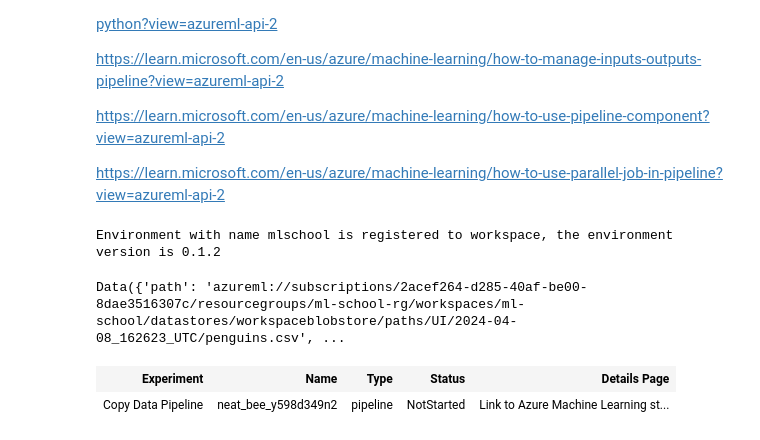
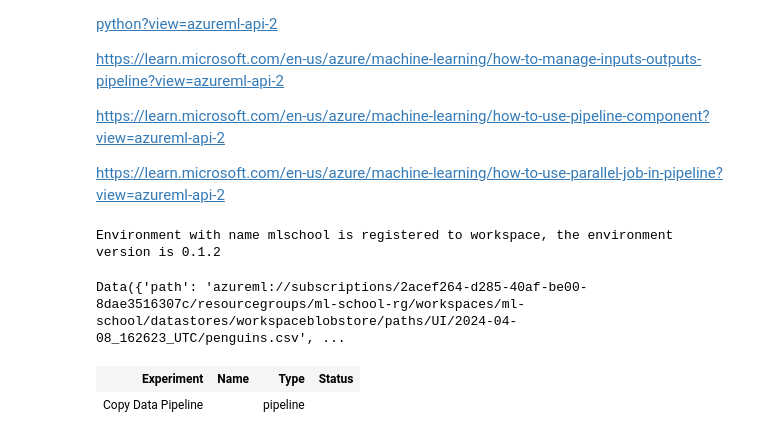
Before and after one commit to agpt8/ml.school, a Jupyter notebook: program/cohort_azure.ipynb, the cells around one changed output. Drawn from its saved outputs; the diff is of its cells as text; code cells hidden in the pictures.

```diff
--- a/program/cohort_azure.ipynb
+++ b/program/cohort_azure.ipynb
@@ -740,14 +740,21 @@ def copy_data_pipeline():
     return {"output_data": copy_data_step.outputs.output_data}
 
 
-pipeline_job = copy_data_pipeline()
+# create a pipeline
+copy_data_pipeline_job = copy_data_pipeline()
 # %%
+# submit a pipeline run
 client.jobs.create_or_update(
-    pipeline_job, experiment_name="Copy Data Pipeline", compute="serverless"
+    copy_data_pipeline_job,
+    experiment_name="Copy Data Pipeline",
+    compute="serverless",
 )
+
+# stream the logs
+client.jobs.stream(copy_data_pipeline_job)
 # %% [output]
-| Experiment | Name | Type | Status | Details Page |
-| Copy Data Pipeline | neat_bee_y598d349n2 | pipeline | NotStarted | Link to Azure Machine Learning st... |
+| Experiment | Name | Type | Status |
+| Copy Data Pipeline |  | pipeline |  |
 # %%
 data_asset = client.data.get("penguins", version="2")
 
```
